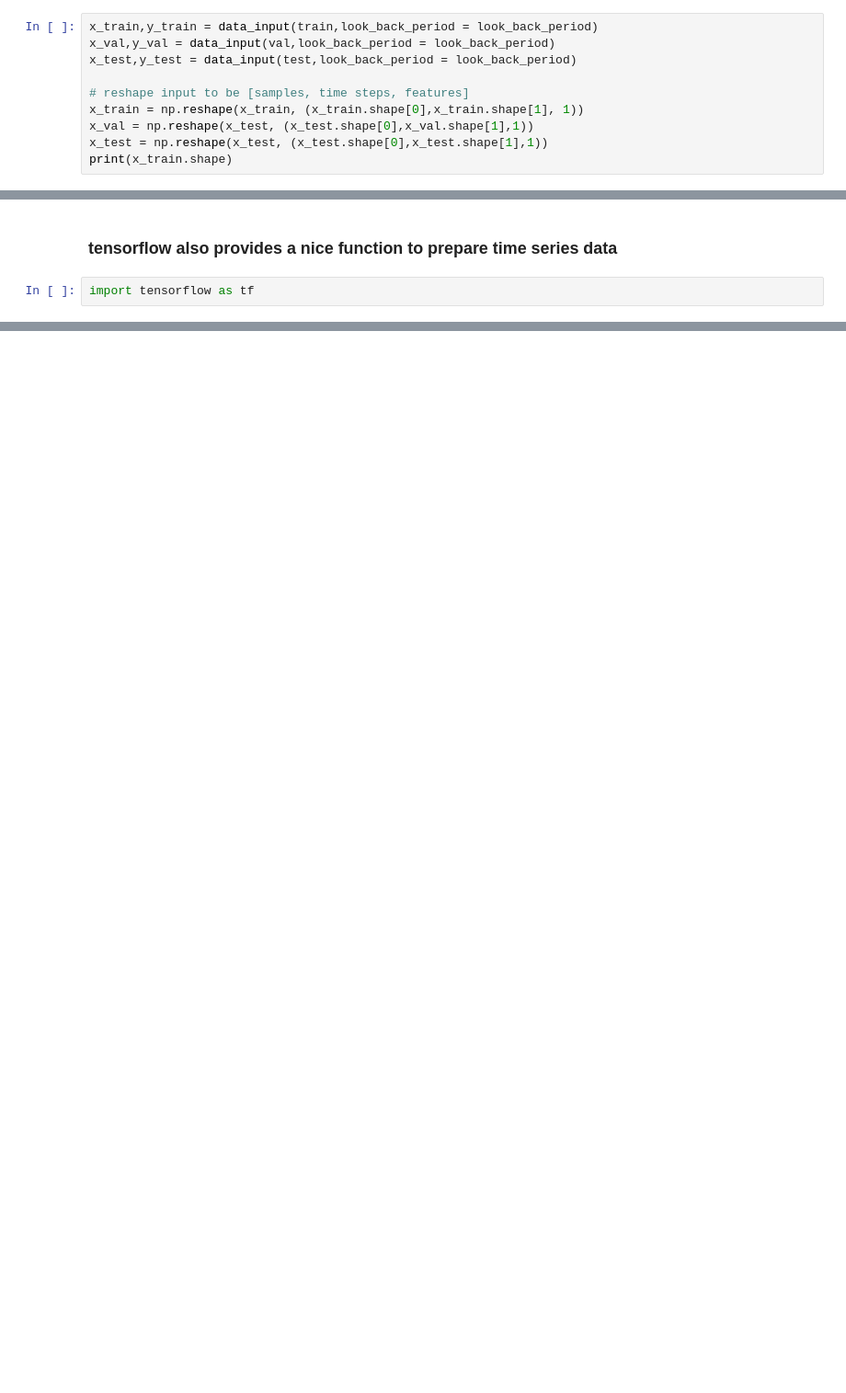
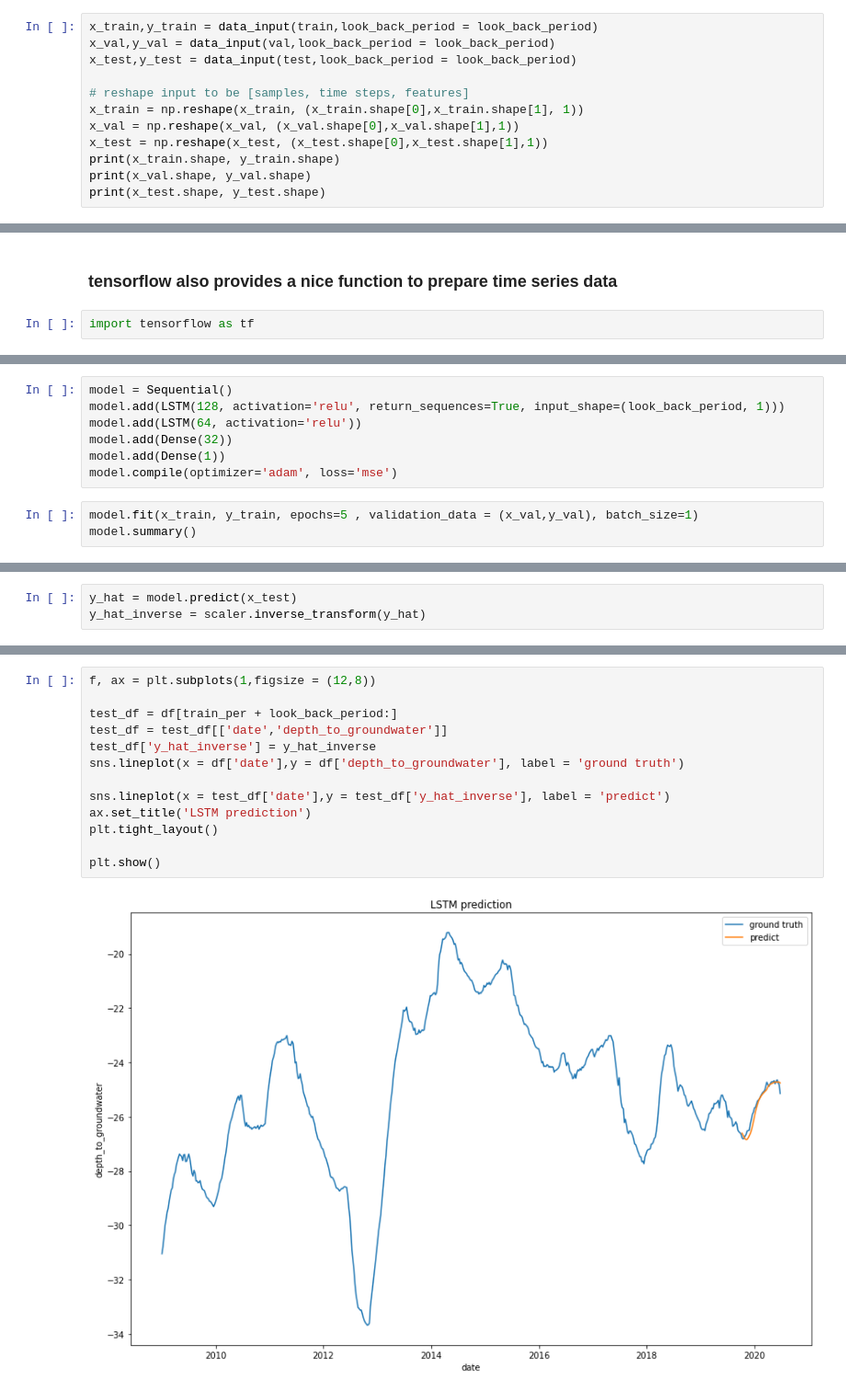
Before and after one commit to chris199713/time_series_analysis, a Jupyter notebook: time_series_analysis.ipynb, the cells around one changed output, grey strips where cells are left out. Shown at 92% size. Cells and saved outputs as stored; diff of their text form; blank space fills up the shorter version.

```diff
--- a/time_series_analysis.ipynb
+++ b/time_series_analysis.ipynb
@@ -714,7 +752,9 @@ x_test,y_test = data_input(test,look_back_period = look_back_period)
 
 # reshape input to be [samples, time steps, features]
 x_train = np.reshape(x_train, (x_train.shape[0],x_train.shape[1], 1))
-x_val = np.reshape(x_test, (x_test.shape[0],x_val.shape[1],1))
+x_val = np.reshape(x_val, (x_val.shape[0],x_val.shape[1],1))
 x_test = np.reshape(x_test, (x_test.shape[0],x_test.shape[1],1))
-print(x_train.shape)
+print(x_train.shape, y_train.shape)
+print(x_val.shape, y_val.shape)
+print(x_test.shape, y_test.shape)
 # %% [output]
@@ -760,0 +796,10 @@ df
+# %%
+model = Sequential()
+model.add(LSTM(128, activation='relu', return_sequences=True, input_shape=(look_back_period, 1)))
+model.add(LSTM(64, activation='relu'))
+model.add(Dense(32))
+model.add(Dense(1))
+model.compile(optimizer='adam', loss='mse')
+# %%
+model.fit(x_train, y_train, epochs=5 , validation_data = (x_val,y_val), batch_size=1)
+model.summary()
@@ -760,0 +824,3 @@ df
+# %%
+y_hat = model.predict(x_test)
+y_hat_inverse = scaler.inverse_transform(y_hat)
@@ -760,0 +829,15 @@ df
+# %%
+f, ax = plt.subplots(1,figsize = (12,8))
+
+test_df = df[train_per + look_back_period:]
+test_df = test_df[['date','depth_to_groundwater']]
+test_df['y_hat_inverse'] = y_hat_inverse
+sns.lineplot(x = df['date'],y = df['depth_to_groundwater'], label = 'ground truth')
+
+sns.lineplot(x = test_df['date'],y = test_df['y_hat_inverse'], label = 'predict')
+ax.set_title('LSTM prediction')
+plt.tight_layout()
+
+plt.show()
+# %% [output]
+[figure, added]
```
Also changed, not shown: parts of 18 cells of this notebook.
